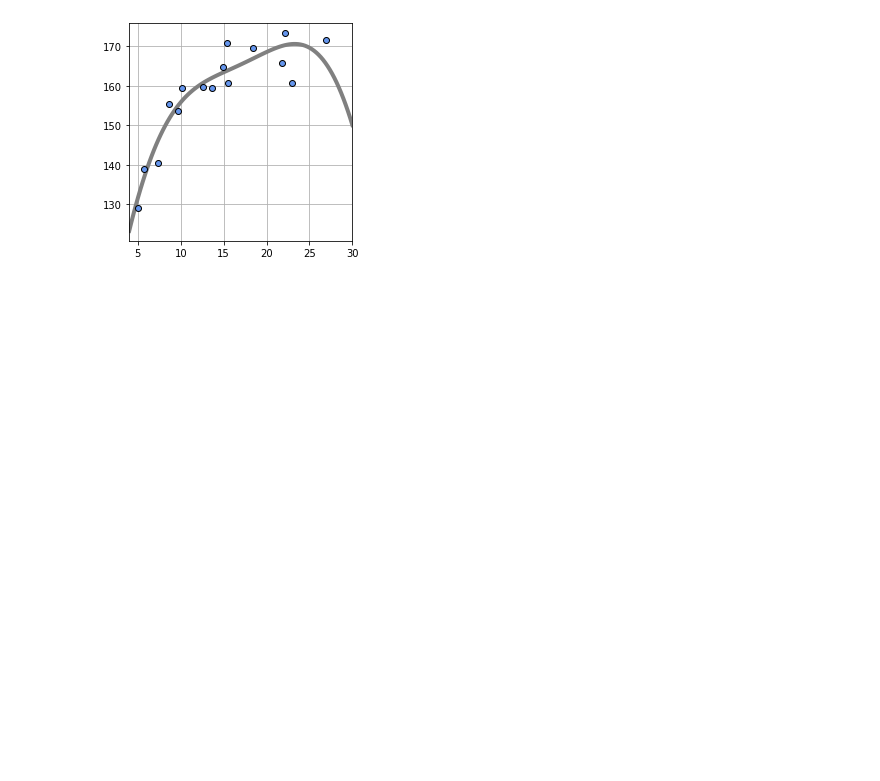
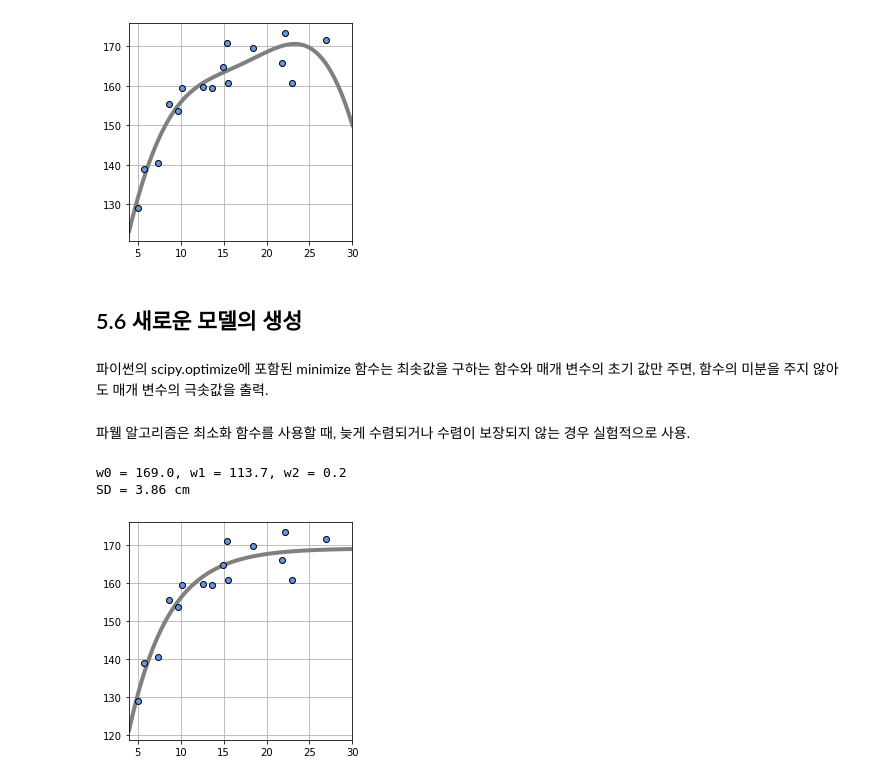
Before and after one commit to josephsh97KIM/MS_study, a Jupyter notebook: CAU_VIlab/week2_2.ipynb, the cells around one changed output. Saved outputs shown, nothing was run; the diff lists cells and outputs as text; code cells hidden in the pictures; blank space fills up the shorter version.

```diff
--- a/CAU_VIlab/week2_2.ipynb
+++ b/CAU_VIlab/week2_2.ipynb
@@ -557,3 +548,55 @@ plt.show() # 모델의 매개변수 w를 모든 데이터를 사용해 마지막
 # %% [output]
 SD = 4.37 cm
 [figure]
+# %% [markdown]
+## 5.6 새로운 모델의 생성
+# %%
+# 모델 A 정의
+def model_A(x, w) :
+  y = w[0] - w[1] * np.exp(-w[2] * x)
+  return y
+
+# 모델 A 표시
+def show_model_A(w) :
+  xb = np.linspace(X_min, X_max, 100)
+  y = model_A(xb, w)
+  plt.plot(xb, y, c = [.5, .5, .5], lw = 4)
+
+# 모델 A의 MSE(평균 제곱 오차)
+def mse_model_A(w, x, t) :
+  y = model_A(x, w)
+  mse = np.mean((y - t) ** 2)
+  return mse
+# %% [markdown]
+파이썬의 scipy.optimize에 포함된 minimize 함수는 최솟값을 구하는 함수와 매개 변수의 초기 값만 주면, 함수의 미분을 주지 않아도 매개 변수의 극솟값을 출력.
+# %%
+from scipy.optimize import minimize # 최적화 라이브러리 minimize를 호출
+
+# 모델 A의 매개 변수 최적화
+def fit_model_A(w_init, x, t) : # 인수: (반복 연산을 위한 매개 변수의 초기 값 w_init, 입력 데이터 x, 목표데이터 t)
+  res1 = minimize(mse_model_A, w_init, args = (x, t), method = "powell")  # fit_model_A를 최소화하는 w계산
+  # 첫번째 인수: 목표 함수, 두번째 인수: w의 초기값, 세번째 인수: 목표 함수를 최적화하는 매개변수 이외의 인수 w,t.
+  # 옵션으로 method을 "powell"로 지정하여 구배를 사용하지 않는 최적화 방법인 파웰 알고리즘
+  return res1.x
+# %% [markdown]
+파웰 알고리즘은 최소화 함수를 사용할 때, 늦게 수렴되거나 수렴이 보장되지 않는 경우 실험적으로 사용.
+# %%
+# 최적화 함수를 움직여보자
+plt.figure(figsize = (4, 4))
+W_init = [100, 0, 0]
+W = fit_model_A(W_init, X, T)
+
+print("w0 = {0:.1f}, w1 = {1:.1f}, w2 = {2:.1f}".format(W[0], W[1], W[2]))
+show_model_A(W)
+
+plt.plot(X, T, marker = 'o', linestyle = 'None', color = 'cornflowerblue', markeredgecolor = 'black')
+plt.xlim(X_min, X_max)
+plt.grid(True)
+mse = mse_model_A(W, X, T)
+
+print("SD = {0:.2f} cm".format(np.sqrt(mse)))
+plt.show()
+# %% [output]
+w0 = 169.0, w1 = 113.7, w2 = 0.2
+SD = 3.86 cm
+[figure, added]
```
Also changed, not shown: parts of 14 cells of this notebook.
